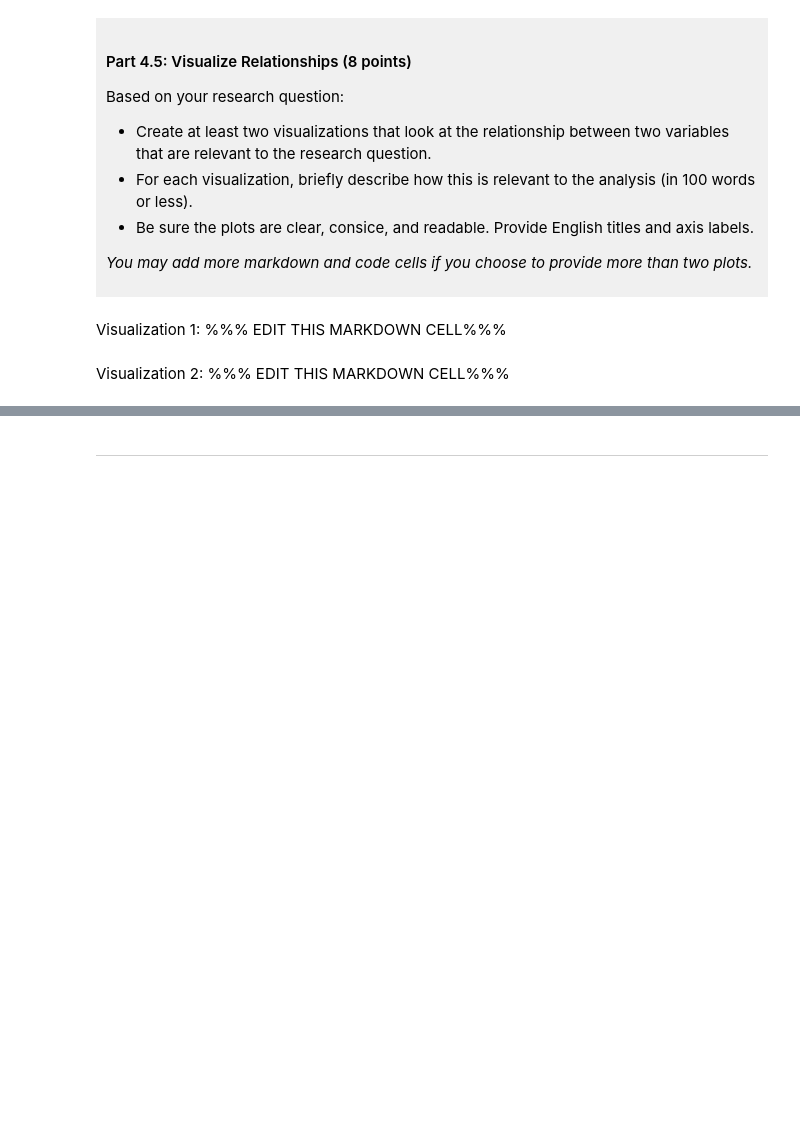
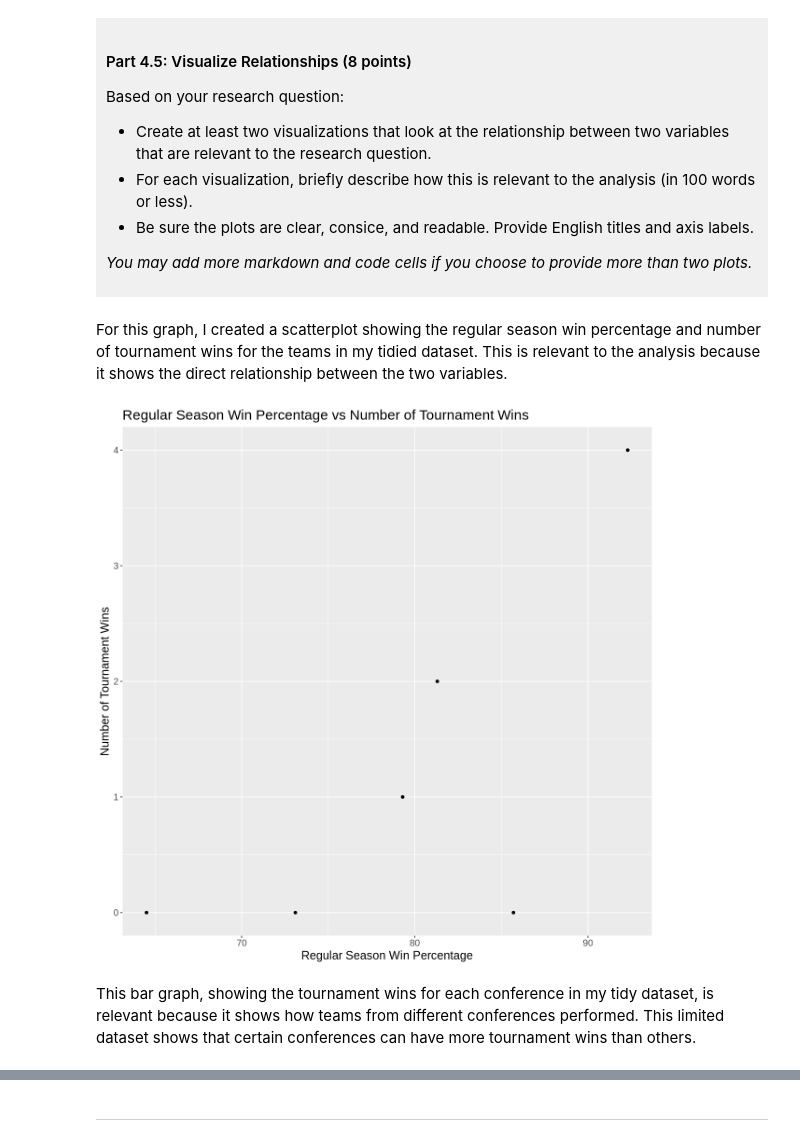
Before and after one commit to rachel-fisher1/dsci-100-project-rachel-fisher, a Jupyter notebook: dsci-100-project-notebook.ipynb, the cells around one changed output, grey strips where cells are left out. Saved outputs shown, nothing was run; the diff lists cells and outputs as text; code cells hidden in the pictures; blank space fills up the shorter version.

```diff
--- a/dsci-100-project-notebook.ipynb
+++ b/dsci-100-project-notebook.ipynb
@@ -340,9 +379,20 @@ Based on your research question:
 *You may add more markdown and code cells if you choose to provide more than two plots.*
 </div>
 # %% [markdown]
-Visualization 1: %%% EDIT THIS MARKDOWN CELL%%%
+For this graph, I created a scatterplot showing the regular season win percentage and number of tournament wins for the teams in my tidied dataset. This is relevant to the analysis because it shows the direct relationship between the two variables.
 # %%
-### EDIT THIS CODE CELL FOR VISUALIZATION 1###
+viz_1 <- ggplot(data, aes(x = reg_wins_pct, y = tourney_wins)) +
+    geom_point() +
+    labs(title = "Regular Season Win Percentage vs Number of Tournament Wins",
+         x = "Regular Season Win Percentage",
+         y = "Number of Tournament Wins") +
+         theme(text = element_text(size = 15))
+
+options(repr.plot.width = 10, repr.plot.height = 10)
+
+viz_1
+# %% [output]
+[figure, added]
 # %% [markdown]
-Visualization 2: %%% EDIT THIS MARKDOWN CELL%%%
+This bar graph, showing the tournament wins for each conference in my tidy dataset, is relevant because it shows how teams from different conferences performed. This limited dataset shows that certain conferences can have more tournament wins than others.
 # %%
```
Also changed, not shown: parts of 11 cells of this notebook.
